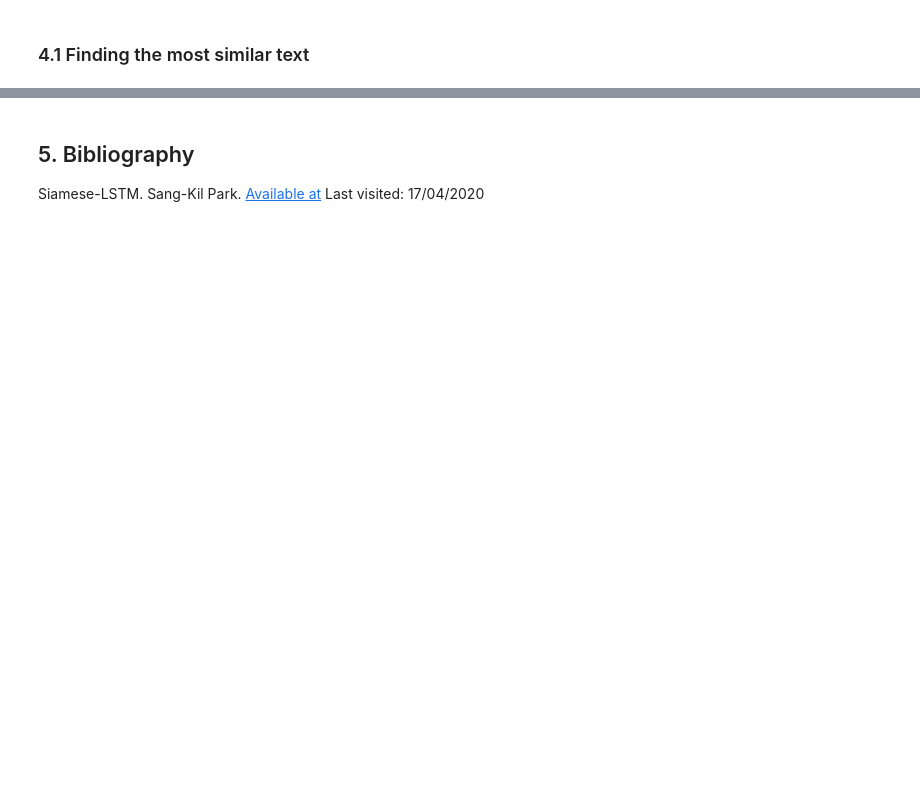
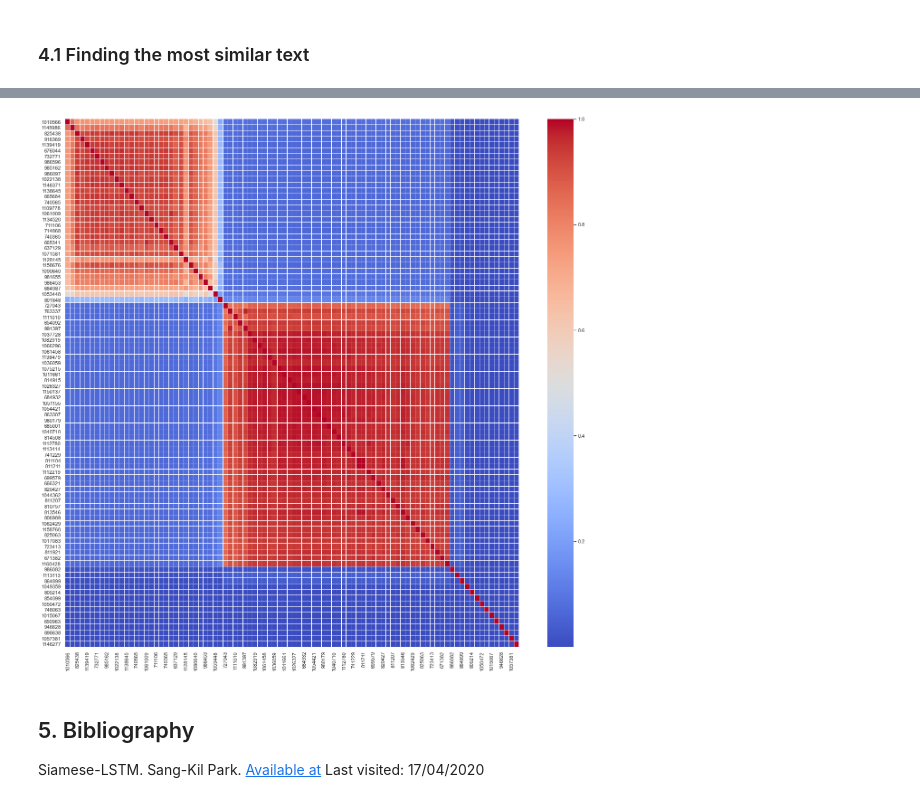
Before and after one commit to thiagolrpinho/nlp-similarity-models, a Jupyter notebook: main.ipynb, the cells around one changed output, grey strips where cells are left out. Drawn from its saved outputs; the diff is of its cells as text; code cells hidden in the pictures; blank space fills up the shorter version.

```diff
--- a/main.ipynb
+++ b/main.ipynb
@@ -418,0 +430,27 @@ judiciario justica federal assiste razao autora revista pensao morte devendo pag
+# %%
+unique_ids_list = embedded_pairs_df['question1_id'].unique().tolist()
+
+unique_ids_list.sort()
+print(unique_ids_list)
+# %%
+dimension = len(unique_ids_list)
+distances_mapped = dict()
+for choosen_id in unique_ids_list:
+    choosen_question_mask = embedded_pairs_df['question1_id'].values == choosen_id
+    compared_df = embedded_pairs_df[choosen_question_mask]
+
+    compared_df.sort_values(by=['question2_id'], inplace=True)
+
+    compared_ids_list = compared_df['question2_id'].to_list()
+    if compared_ids_list != unique_ids_list:
+        break
+        print("An error ocurred")
+    # Split to dicts and append zero padding.
+    X_test = split_and_zero_padding(compared_df, max_seq_length)
+
+    # Make sure everything is ok
+    assert X_test['left'].shape == X_test['right'].shape
+    # --
+
+    predictions_list = model.predict([X_test['left'], X_test['right']])
+    distances_mapped[choosen_id] = [text_distance[0] for text_distance in predictions_list.tolist()]
@@ -418,0 +459,4 @@ judiciario justica federal assiste razao autora revista pensao morte devendo pag
+# %%
+mapped_distances_df = pd.DataFrame.from_dict(distances_mapped, orient='index',
+                       columns=unique_ids_list)
+mapped_distances_df.head()
@@ -418,0 +471,3 @@ judiciario justica federal assiste razao autora revista pensao morte devendo pag
+# %%
+mapped_distances_df.sort_values(by=['1010566'], ascending=False, inplace=True)
+mapped_distances_df = mapped_distances_df[mapped_distances_df.index]
@@ -419,3 +482,8 @@ judiciario justica federal assiste razao autora revista pensao morte devendo pag
+# %%
+plt.figure(figsize=(20, 20))
+ax = sns.heatmap(mapped_distances_df, cmap='coolwarm', linewidths=0.01)
+# %% [output]
+[figure, added]
 # %% [markdown]
 ## 5. Bibliography
 
```
Also changed, not shown: parts of 17 cells of this notebook.
